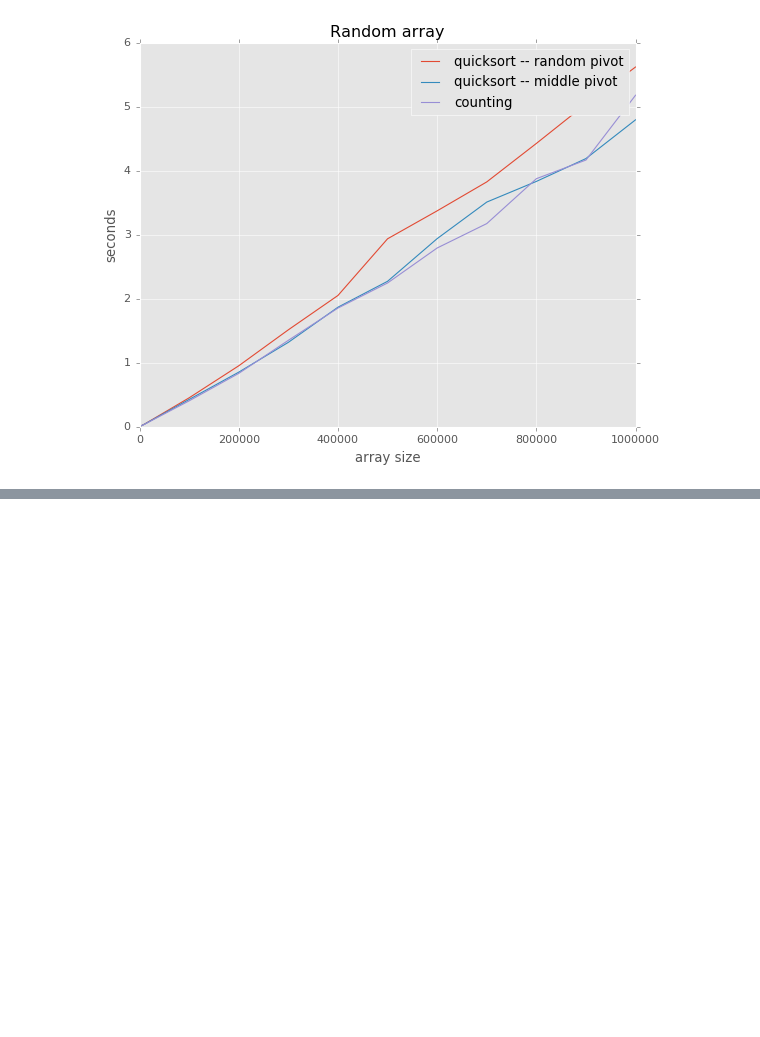
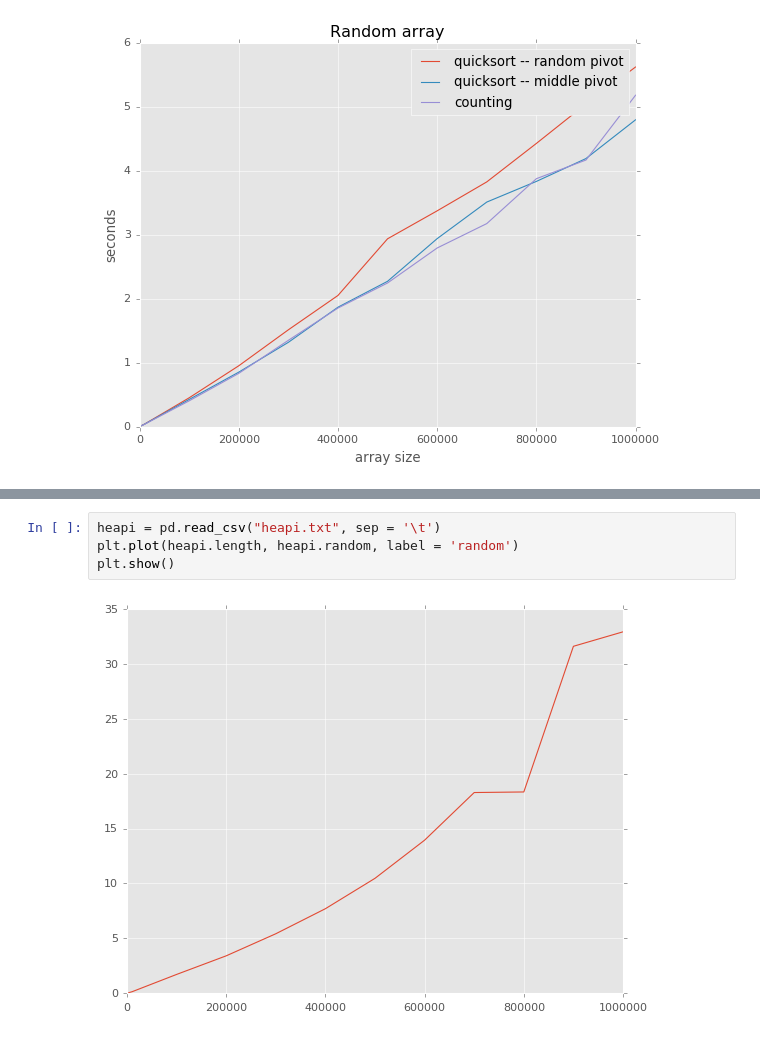
Before and after one commit to Rjlmota/plotSort, a Jupyter notebook: Anal.ipynb, the cells around one changed output, grey strips where cells are left out. Saved outputs shown, nothing was run; the diff lists cells and outputs as text; blank space fills up the shorter version.

```diff
--- a/Anal.ipynb
+++ b/Anal.ipynb
@@ -172,0 +185,6 @@ TypeError: uniform() takes 3 positional arguments but 4 were given
+# %%
+heapi = pd.read_csv("heapi.txt", sep = '\t')
+plt.plot(heapi.length, heapi.random, label = 'random')
+plt.show()
+# %% [output]
+[figure, added]
```
Also changed, not shown: parts of 3 cells of this notebook, 5 other files.
